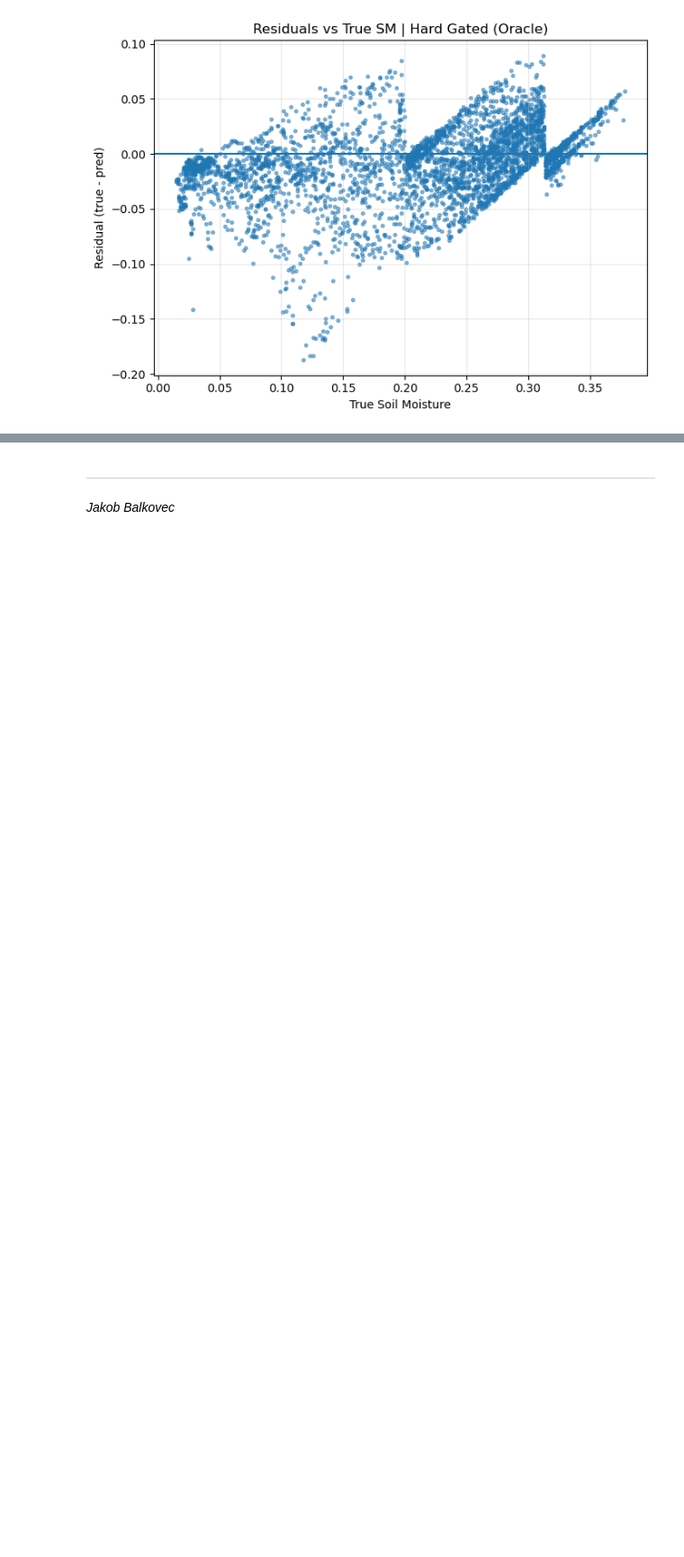
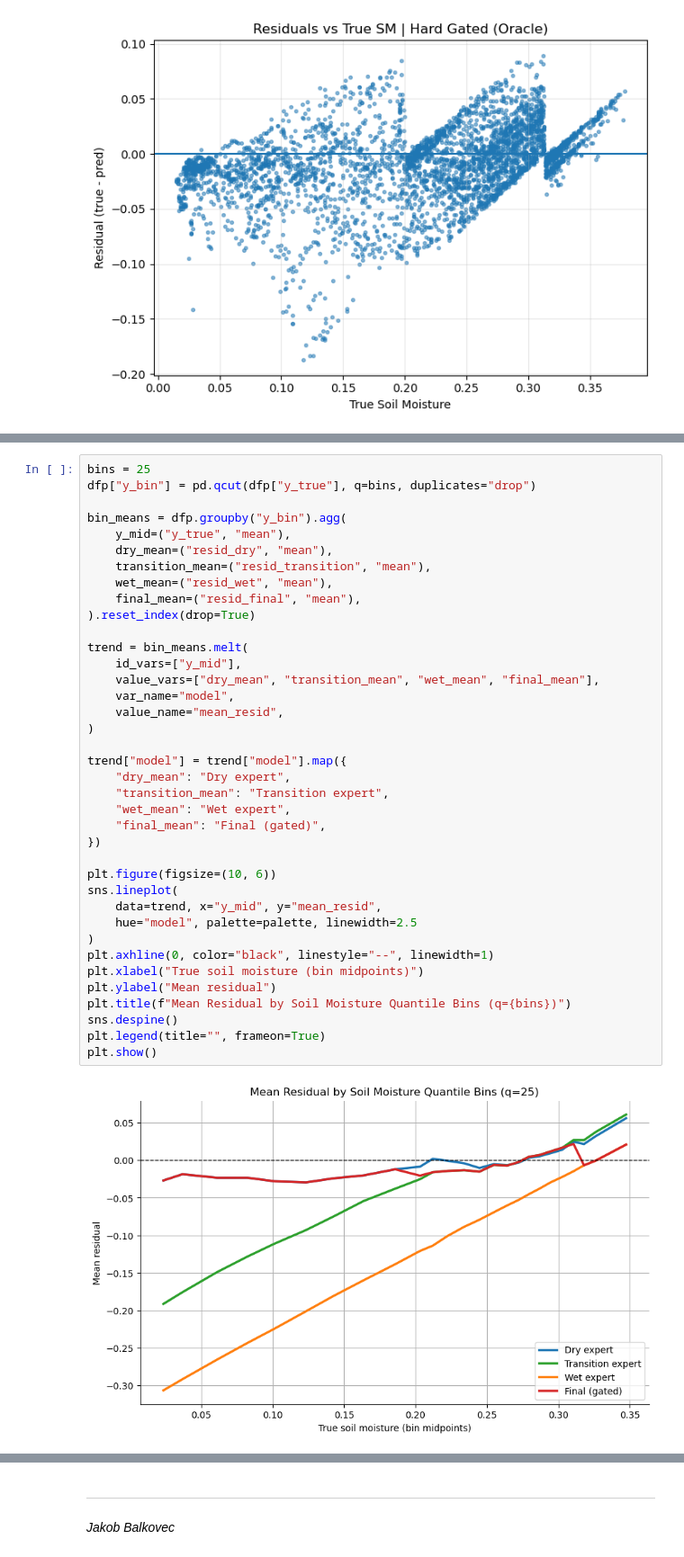
Before and after one commit to KerryCheon/MDR-Project, a Jupyter notebook: Models/Temporal/v20/v20.3/MDR-v20.3.ipynb, the cells around one changed output, grey strips where cells are left out. Shown at 90% size. Cells and saved outputs as stored; diff of their text form; blank space fills up the shorter version.

```diff
--- a/Models/Temporal/v20/v20.3/MDR-v20.3.ipynb
+++ b/Models/Temporal/v20/v20.3/MDR-v20.3.ipynb
@@ -985,0 +1046,40 @@ The data generating process is regime-dependent, but regime is not linearly sepa
+# %%
+bins = 25
+dfp["y_bin"] = pd.qcut(dfp["y_true"], q=bins, duplicates="drop")
+
+bin_means = dfp.groupby("y_bin").agg(
+    y_mid=("y_true", "mean"),
+    dry_mean=("resid_dry", "mean"),
+    transition_mean=("resid_transition", "mean"),
+    wet_mean=("resid_wet", "mean"),
+    final_mean=("resid_final", "mean"),
+).reset_index(drop=True)
+
+trend = bin_means.melt(
+    id_vars=["y_mid"],
+    value_vars=["dry_mean", "transition_mean", "wet_mean", "final_mean"],
+    var_name="model",
+    value_name="mean_resid",
+)
+
+trend["model"] = trend["model"].map({
+    "dry_mean": "Dry expert",
+    "transition_mean": "Transition expert",
+    "wet_mean": "Wet expert",
+    "final_mean": "Final (gated)",
+})
+
+plt.figure(figsize=(10, 6))
+sns.lineplot(
+    data=trend, x="y_mid", y="mean_resid",
+    hue="model", palette=palette, linewidth=2.5
+)
+plt.axhline(0, color="black", linestyle="--", linewidth=1)
+plt.xlabel("True soil moisture (bin midpoints)")
+plt.ylabel("Mean residual")
+plt.title(f"Mean Residual by Soil Moisture Quantile Bins (q={bins})")
+sns.despine()
+plt.legend(title="", frameon=True)
+plt.show()
+# %% [output]
+[figure, added]
```
Also changed, not shown: parts of 16 cells of this notebook, 5 other files.
